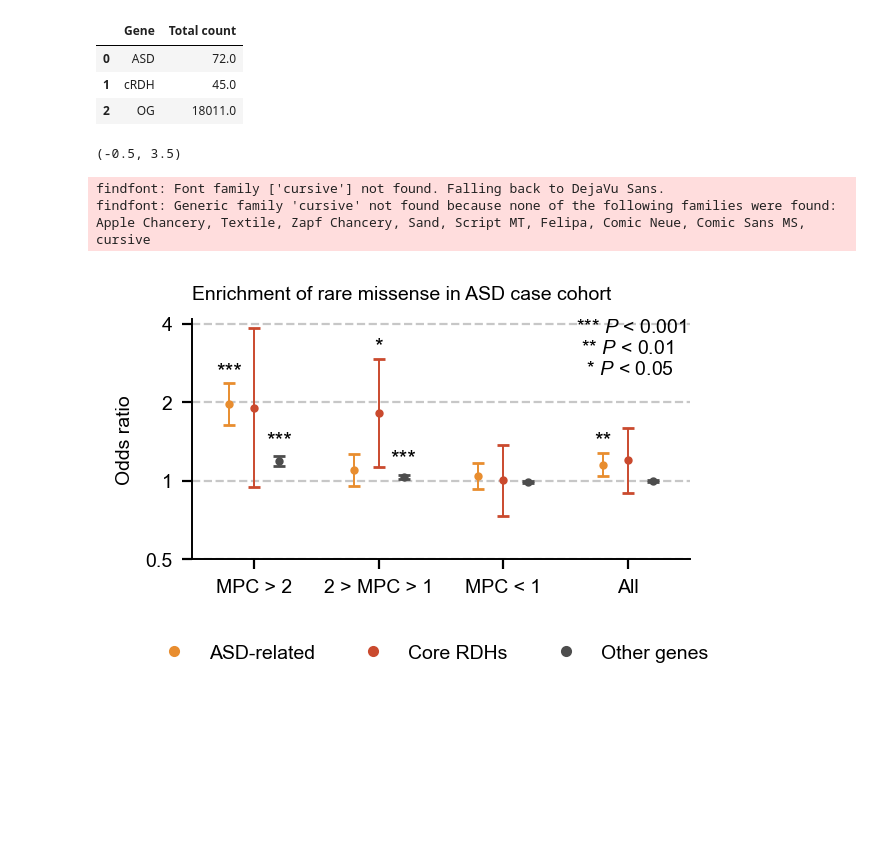
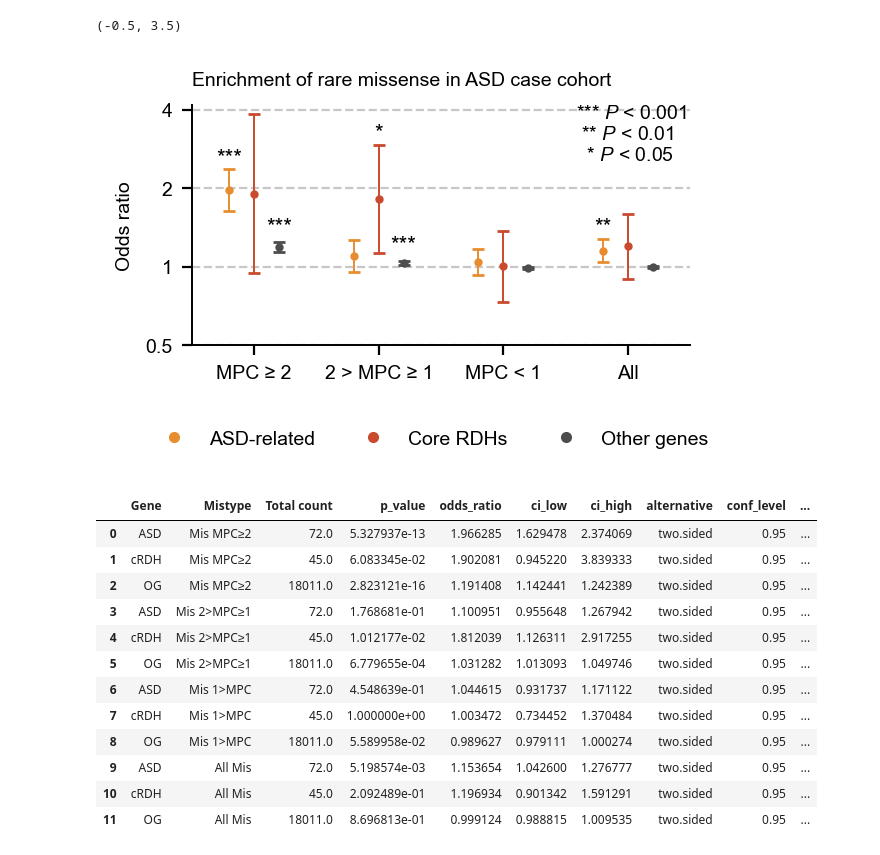
Before and after one commit to JuseTiZ/RDH_mutation_analysis, a Jupyter notebook: figures/Fig4/fig4_d.ipynb, the cells around one changed output. Cells and saved outputs as stored; diff of their text form; code cells hidden in the pictures; blank space fills up the shorter version.

```diff
--- a/figures/Fig4/fig4_d.ipynb
+++ b/figures/Fig4/fig4_d.ipynb
@@ -169,10 +169,10 @@ case_control_pergene_data = read_data(
 )
 # %%
 plot_gene_types = ["ASD", "cRDH", "OG"]
-df = pd.DataFrame(columns=["Gene", "Value", "P", "Mistype"])
+df = pd.DataFrame(columns=["Gene", "Mistype"])
 
 for title, mut_label in zip(
-    ["Mis MPC>2", "Mis 2>MPC>1", "Mis 1>MPC", "All Mis"], ["b", "a", "", ".all"]
+    ["Mis MPC≥2", "Mis 2>MPC≥1", "Mis 1>MPC", "All Mis"], ["b", "a", "", ".all"]
 ):
 
     case_control_ratio = []
@@ -191,18 +191,9 @@ for title, mut_label in zip(
         df = df._append(
             {"Gene": gene_type, "Mistype": title, "Total count": gene_count, **results}, ignore_index=True
         )
-
-df["Value"] = np.log2(df["Value"].astype(float))
-# %%
-df[['Gene', 'Total count']].drop_duplicates()
-# %% [output]
-|  | Gene | Total count |
-| 0 | ASD | 72.0 |
-| 1 | cRDH | 45.0 |
-| 2 | OG | 18011.0 |
 # %%
 # Plot
-mistype_order = ["Mis MPC>2", "Mis 2>MPC>1", "Mis 1>MPC", "All Mis"]
+mistype_order = ["Mis MPC≥2", "Mis 2>MPC≥1", "Mis 1>MPC", "All Mis"]
 gene_colors = {
     "ASD": "#E88D2F",
     "cRDH": "#CA4A2E",
@@ -284,7 +275,7 @@ for i, gene in enumerate(hue_order):
             ax.text(xi, hi + offset, sig, ha="center", va="bottom", fontsize=8)
 
 ax.set_xticks(x)
-ax.set_xticklabels(["MPC > 2", "2 > MPC > 1", "MPC < 1", "All"])
+ax.set_xticklabels(["MPC ≥ 2", "2 > MPC ≥ 1", "MPC < 1", "All"])
 ax.set_xlabel("")
 ax.set_ylabel("Odds ratio")
 ax.grid(True, axis="y", ls="--", alpha=0.7, zorder=0)
@@ -334,6 +325,20 @@ ax.yaxis.set_minor_formatter(NullFormatter())
 ax.set_xlim(-0.5, 3.5)
 # %% [output]
 (-0.5, 3.5)
-findfont: Font family ['cursive'] not found. Falling back to DejaVu Sans.
-findfont: Generic family 'cursive' not found because none of the following families were found: Apple Chancery, Textile, Zapf Chancery, Sand, Script MT, Felipa, Comic Neue, Comic Sans MS, cursive
 [figure]
+# %%
+plot_df
+# %% [output]
+|  | Gene | Mistype | Total count | p_value | odds_ratio | ci_low | ci_high | alternative | conf_level | ... |
+| 0 | ASD | Mis MPC≥2 | 72.0 | 5.327937e-13 | 1.966285 | 1.629478 | 2.374069 | two.sided | 0.95 | ... |
+| 1 | cRDH | Mis MPC≥2 | 45.0 | 6.083345e-02 | 1.902081 | 0.945220 | 3.839333 | two.sided | 0.95 | ... |
+| 2 | OG | Mis MPC≥2 | 18011.0 | 2.823121e-16 | 1.191408 | 1.142441 | 1.242389 | two.sided | 0.95 | ... |
+| 3 | ASD | Mis 2>MPC≥1 | 72.0 | 1.768681e-01 | 1.100951 | 0.955648 | 1.267942 | two.sided | 0.95 | ... |
+| 4 | cRDH | Mis 2>MPC≥1 | 45.0 | 1.012177e-02 | 1.812039 | 1.126311 | 2.917255 | two.sided | 0.95 | ... |
+| 5 | OG | Mis 2>MPC≥1 | 18011.0 | 6.779655e-04 | 1.031282 | 1.013093 | 1.049746 | two.sided | 0.95 | ... |
+| 6 | ASD | Mis 1>MPC | 72.0 | 4.548639e-01 | 1.044615 | 0.931737 | 1.171122 | two.sided | 0.95 | ... |
+| 7 | cRDH | Mis 1>MPC | 45.0 | 1.000000e+00 | 1.003472 | 0.734452 | 1.370484 | two.sided | 0.95 | ... |
+| 8 | OG | Mis 1>MPC | 18011.0 | 5.589958e-02 | 0.989627 | 0.979111 | 1.000274 | two.sided | 0.95 | ... |
+| 9 | ASD | All Mis | 72.0 | 5.198574e-03 | 1.153654 | 1.042600 | 1.276777 | two.sided | 0.95 | ... |
+| 10 | cRDH | All Mis | 45.0 | 2.092489e-01 | 1.196934 | 0.901342 | 1.591291 | two.sided | 0.95 | ... |
+| 11 | OG | All Mis | 18011.0 | 8.696813e-01 | 0.999124 | 0.988815 | 1.009535 | two.sided | 0.95 | ... |
```
